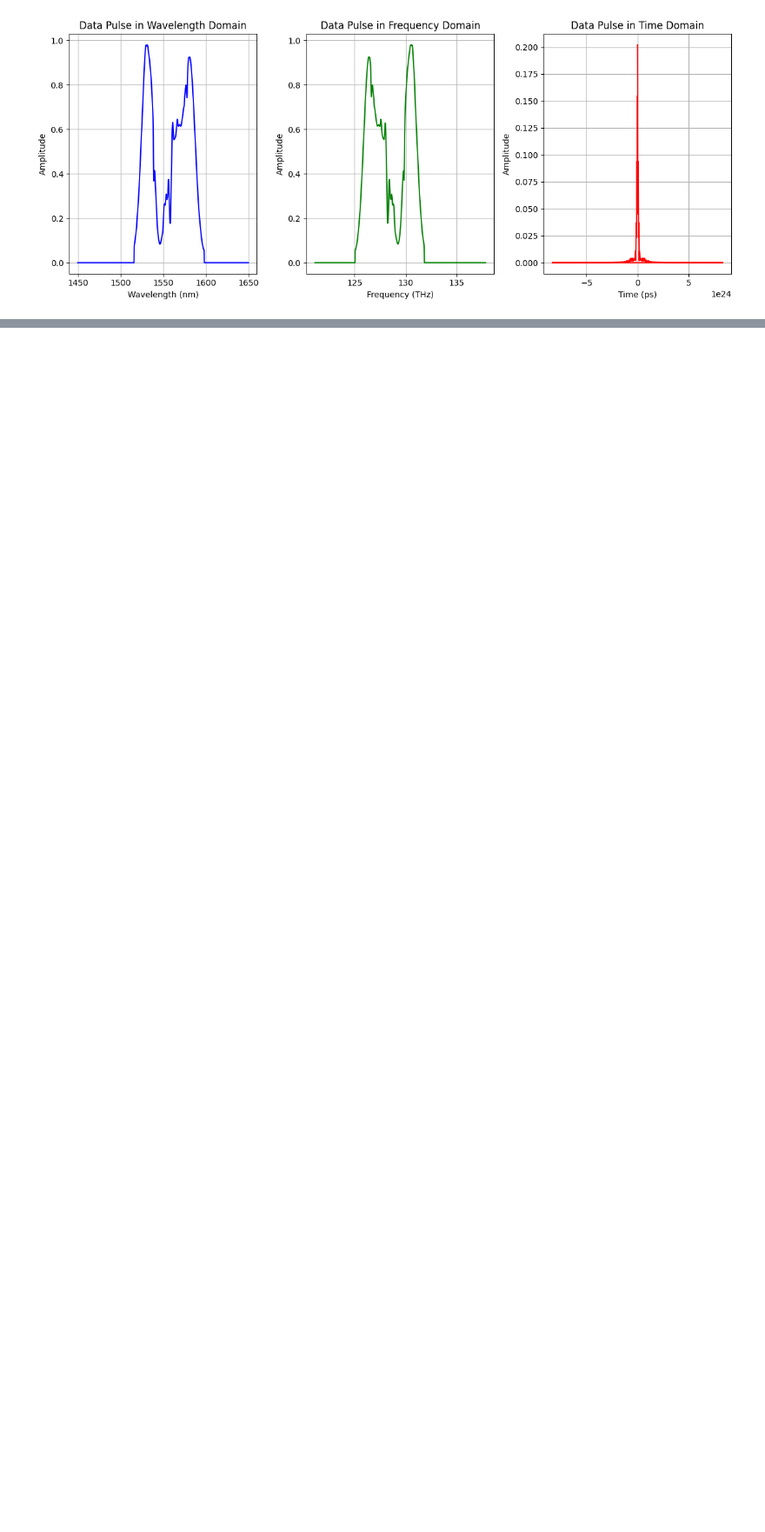
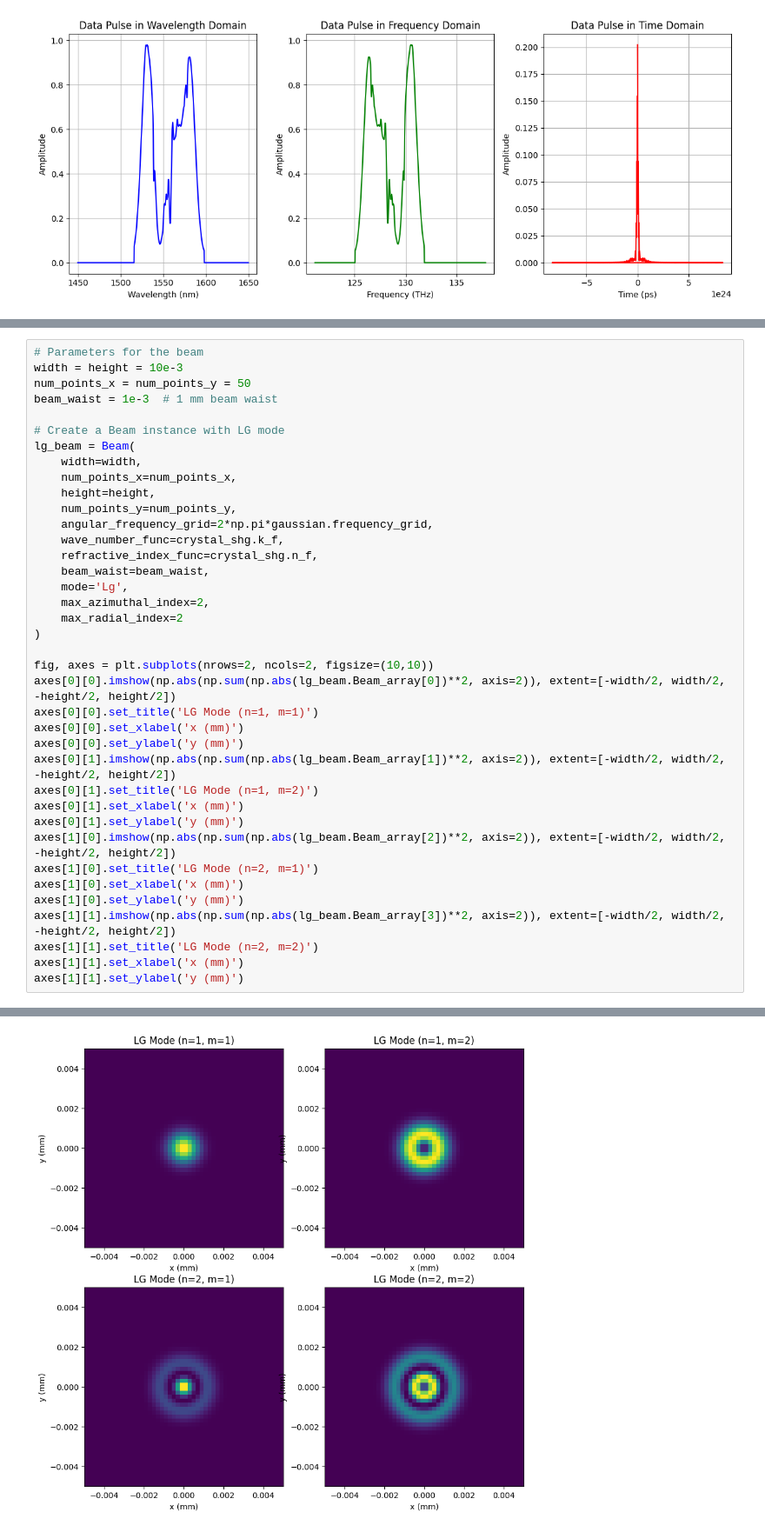
Before and after one commit to colinDietrich/ParaTune, a Jupyter notebook: examples/example_pulse.ipynb, the cells around one changed output, grey strips where cells are left out. Shown: that part at 87% size. Drawn from its saved outputs; the diff is of its cells as text; blank space fills up the shorter version.

Commit message:
finished adding examples for beam class

```diff
--- a/examples/example_pulse.ipynb
+++ b/examples/example_pulse.ipynb
@@ -165,0 +212,39 @@ plt.show()
+# %%
+# Parameters for the beam
+width = height = 10e-3
+num_points_x = num_points_y = 50
+beam_waist = 1e-3  # 1 mm beam waist
+
+# Create a Beam instance with LG mode
+lg_beam = Beam(
+    width=width,
+    num_points_x=num_points_x,
+    height=height,
+    num_points_y=num_points_y,
+    angular_frequency_grid=2*np.pi*gaussian.frequency_grid,
+    wave_number_func=crystal_shg.k_f,
+    refractive_index_func=crystal_shg.n_f,
+    beam_waist=beam_waist,
+    mode='Lg',
+    max_azimuthal_index=2,
+    max_radial_index=2
+)
+
+fig, axes = plt.subplots(nrows=2, ncols=2, figsize=(10,10))
+axes[0][0].imshow(np.abs(np.sum(np.abs(lg_beam.Beam_array[0])**2, axis=2)), extent=[-width/2, width/2, -height/2, height/2])
+axes[0][0].set_title('LG Mode (n=1, m=1)')
+axes[0][0].set_xlabel('x (mm)')
+axes[0][0].set_ylabel('y (mm)')
+axes[0][1].imshow(np.abs(np.sum(np.abs(lg_beam.Beam_array[1])**2, axis=2)), extent=[-width/2, width/2, -height/2, height/2])
+axes[0][1].set_title('LG Mode (n=1, m=2)')
+axes[0][1].set_xlabel('x (mm)')
+axes[0][1].set_ylabel('y (mm)')
+axes[1][0].imshow(np.abs(np.sum(np.abs(lg_beam.Beam_array[2])**2, axis=2)), extent=[-width/2, width/2, -height/2, height/2])
+axes[1][0].set_title('LG Mode (n=2, m=1)')
+axes[1][0].set_xlabel('x (mm)')
+axes[1][0].set_ylabel('y (mm)')
+axes[1][1].imshow(np.abs(np.sum(np.abs(lg_beam.Beam_array[3])**2, axis=2)), extent=[-width/2, width/2, -height/2, height/2])
+axes[1][1].set_title('LG Mode (n=2, m=2)')
+axes[1][1].set_xlabel('x (mm)')
+axes[1][1].set_ylabel('y (mm)')
+# %% [output]
@@ -165,0 +252 @@ plt.show()
+[figure, added]
```
Also changed, not shown: parts of 12 cells of this notebook, 9 other files.
